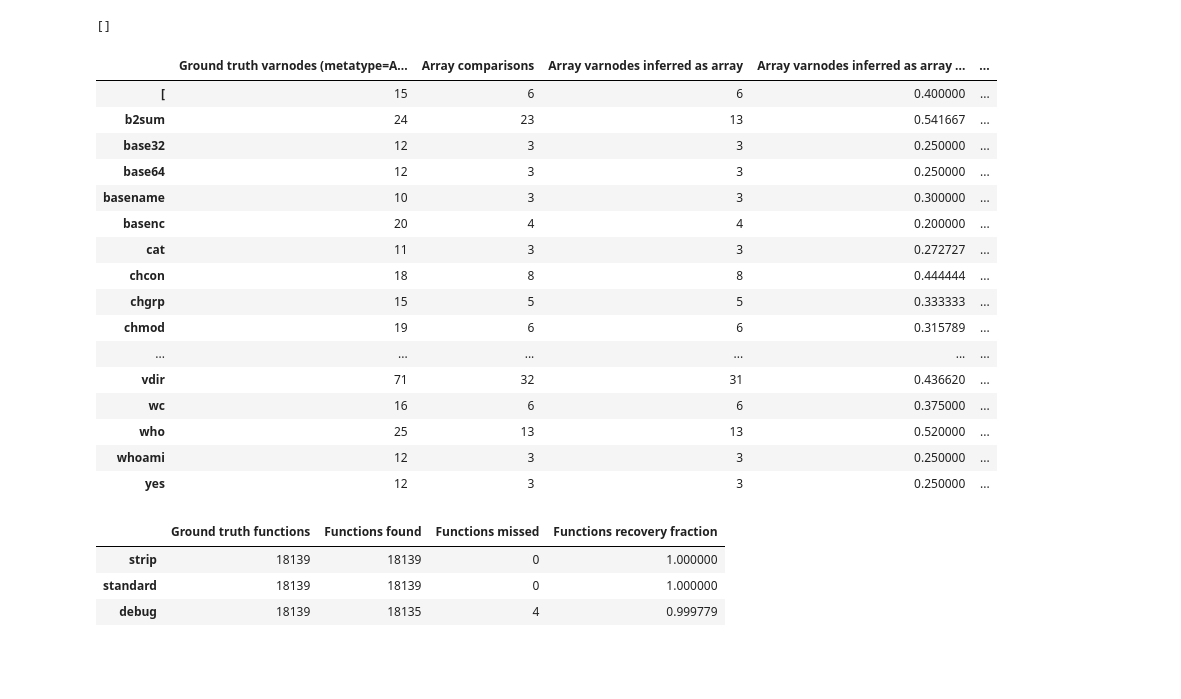
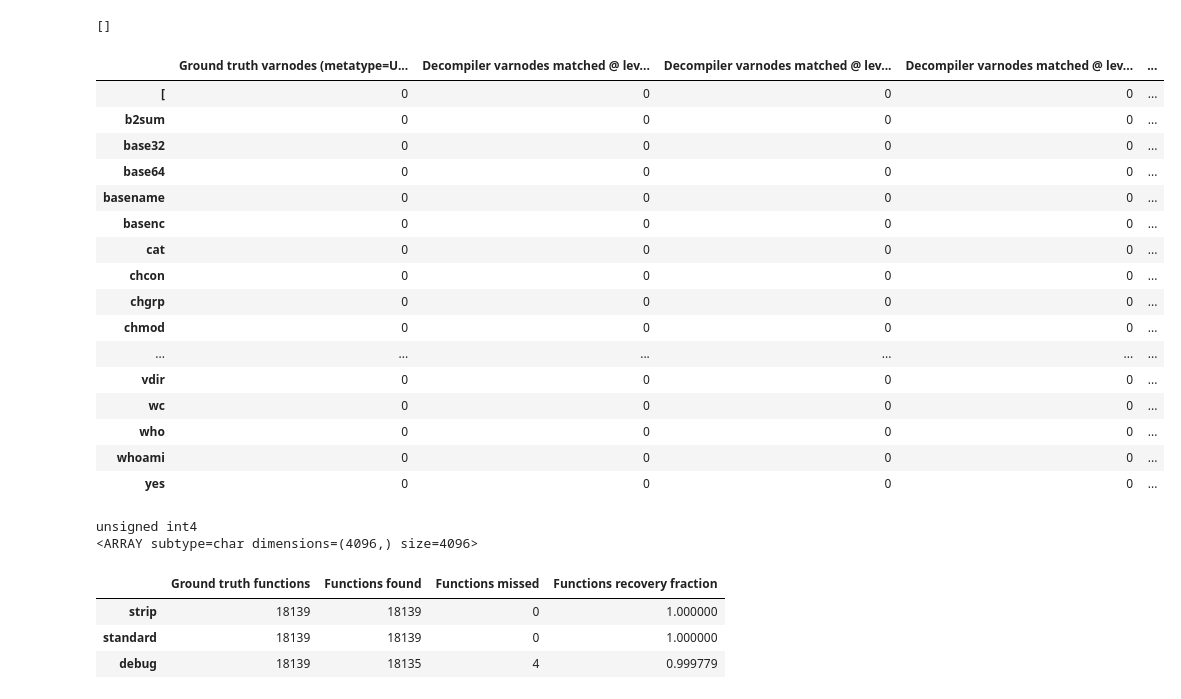
Before and after one commit to jace-kline/thesis, a Jupyter notebook: notebooks/coreutils_metrics.ipynb, the cells around one changed output. Drawn from its saved outputs; the diff is of its cells as text; code cells hidden in the pictures; blank space fills up the shorter version.

Commit message:
Fixed ghidra parsing logic for unions & union comparisons.

```diff
--- a/notebooks/coreutils_metrics.ipynb
+++ b/notebooks/coreutils_metrics.ipynb
@@ -76,6 +76,9 @@ def save_cmp(cmp: UnoptimizedProgramInfoCompare2, prog: Program, opts: BuildOpti
 
 def load_cmp(prog: Program, opts: BuildOptions) -> UnoptimizedProgramInfoCompare2:
     return load_pickle(get_cmp_save_path(prog, opts))
+# %%
+union_prognames = ("cp", "date", "factor", "mv", "od", "ptx")
+union_progs = [ CoreutilsProgram(progname) for progname in union_prognames ]
 # %%
 # DWARF: only parse with the debug build options
 # Ghidra: parse with all variations of build options
@@ -95,7 +98,7 @@ def parse(parser: Callable, prog: Program, opts: BuildOptions) -> Optional[Progr
 
 failed = []
 if not skip_parsing:
-    for prog in progs:
+    for prog in union_progs:
         dwarf_debug_savepath = get_proginfo_save_path("dwarf", prog, debug_opts)
         if reparse or not dwarf_debug_savepath.exists():
             dwarf_debug = parse(dwarf_parser, prog, debug_opts)
@@ -533,26 +536,26 @@ if not skip_generate_opts_bytes_summary:
 def get_opts_bytes_summary_table() -> pd.DataFrame:
     return load_table("opts_bytes_summary")
 # %%
-df = get_table_from_group(array_comparisons_group, strip_opts)
+df = get_table_from_group(varnodes_group_metatype(MetaType.UNION), debug_opts)
 df
 # %% [output]
-|  | Ground truth varnodes (metatype=A... | Array comparisons | Array varnodes inferred as array | Array varnodes inferred as array ... | ... |
-| [ | 15 | 6 | 6 | 0.400000 | ... |
-| b2sum | 24 | 23 | 13 | 0.541667 | ... |
-| base32 | 12 | 3 | 3 | 0.250000 | ... |
-| base64 | 12 | 3 | 3 | 0.250000 | ... |
-| basename | 10 | 3 | 3 | 0.300000 | ... |
-| basenc | 20 | 4 | 4 | 0.200000 | ... |
-| cat | 11 | 3 | 3 | 0.272727 | ... |
-| chcon | 18 | 8 | 8 | 0.444444 | ... |
-| chgrp | 15 | 5 | 5 | 0.333333 | ... |
-| chmod | 19 | 6 | 6 | 0.315789 | ... |
+|  | Ground truth varnodes (metatype=U... | Decompiler varnodes matched @ lev... | Decompiler varnodes matched @ lev... | Decompiler varnodes matched @ lev... | ... |
+| [ | 0 | 0 | 0 | 0 | ... |
+| b2sum | 0 | 0 | 0 | 0 | ... |
+| base32 | 0 | 0 | 0 | 0 | ... |
+| base64 | 0 | 0 | 0 | 0 | ... |
+| basename | 0 | 0 | 0 | 0 | ... |
+| basenc | 0 | 0 | 0 | 0 | ... |
+| cat | 0 | 0 | 0 | 0 | ... |
+| chcon | 0 | 0 | 0 | 0 | ... |
+| chgrp | 0 | 0 | 0 | 0 | ... |
+| chmod | 0 | 0 | 0 | 0 | ... |
 | ... | ... | ... | ... | ... | ... |
-| vdir | 71 | 32 | 31 | 0.436620 | ... |
-| wc | 16 | 6 | 6 | 0.375000 | ... |
-| who | 25 | 13 | 13 | 0.520000 | ... |
-| whoami | 12 | 3 | 3 | 0.250000 | ... |
-| yes | 12 | 3 | 3 | 0.250000 | ... |
+| vdir | 0 | 0 | 0 | 0 | ... |
+| wc | 0 | 0 | 0 | 0 | ... |
+| who | 0 | 0 | 0 | 0 | ... |
+| whoami | 0 | 0 | 0 | 0 | ... |
+| yes | 0 | 0 | 0 | 0 | ... |
 # %%
 skip_generate_opts_array_comparisons_summary = False
 
@@ -606,6 +609,18 @@ if not skip_generate_opts_overall_summary:
 
 def get_opts_overall_summary_table() -> pd.DataFrame:
     return load_table("opts_overall_summary")
+# %%
+cmp = load_cmp(prog_from_progname("factor"), debug_opts)
+union_cmp_records = [
+    record for record in select_comparable_varnode_compare_records(cmp)
+    if record.get_varnode().get_datatype().get_metatype() == MetaType.UNION
+]
+union = union_cmp_records[0].get_varnode().get_datatype()
+for memtype in union.membertypes:
+    print(memtype)
+# %% [output]
+unsigned int4
+<ARRAY subtype=char dimensions=(4096,) size=4096>
 # %%
 # Functions
 
```
Also changed, not shown: parts of 4 cells of this notebook, 22 other files.
